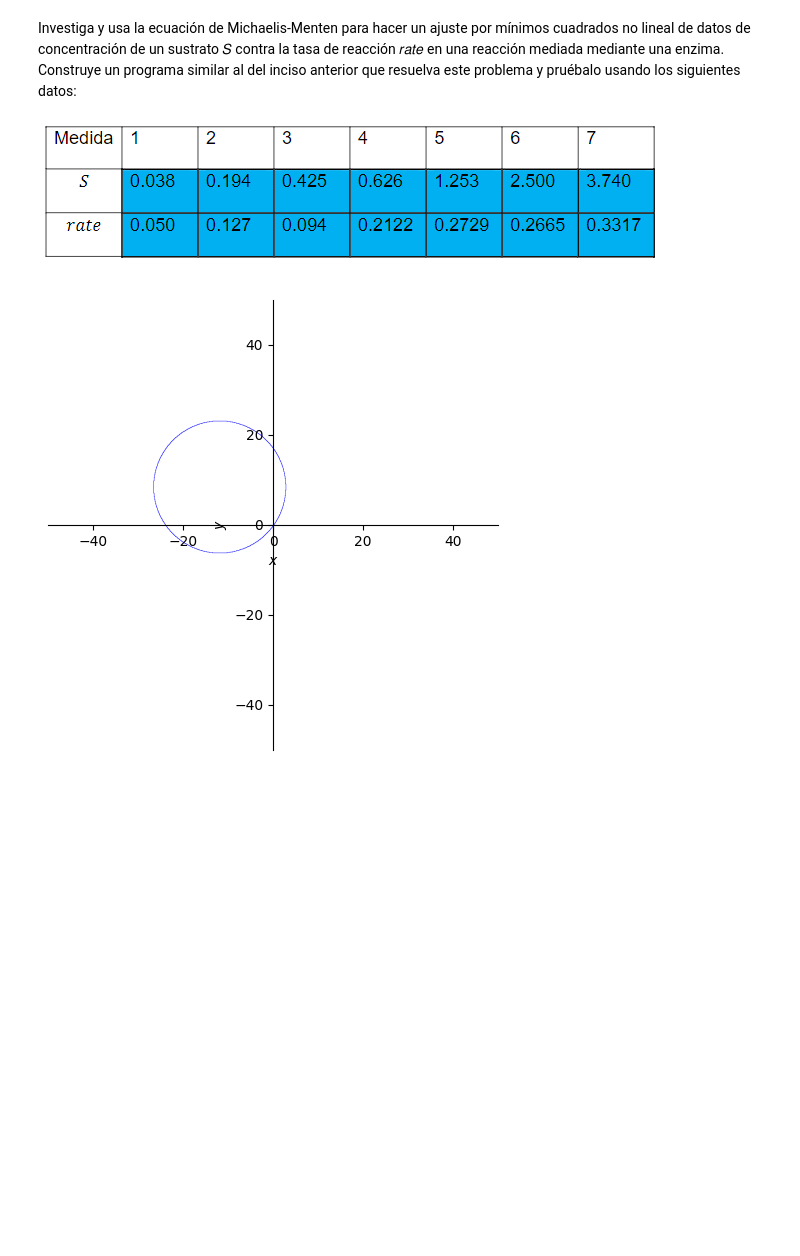
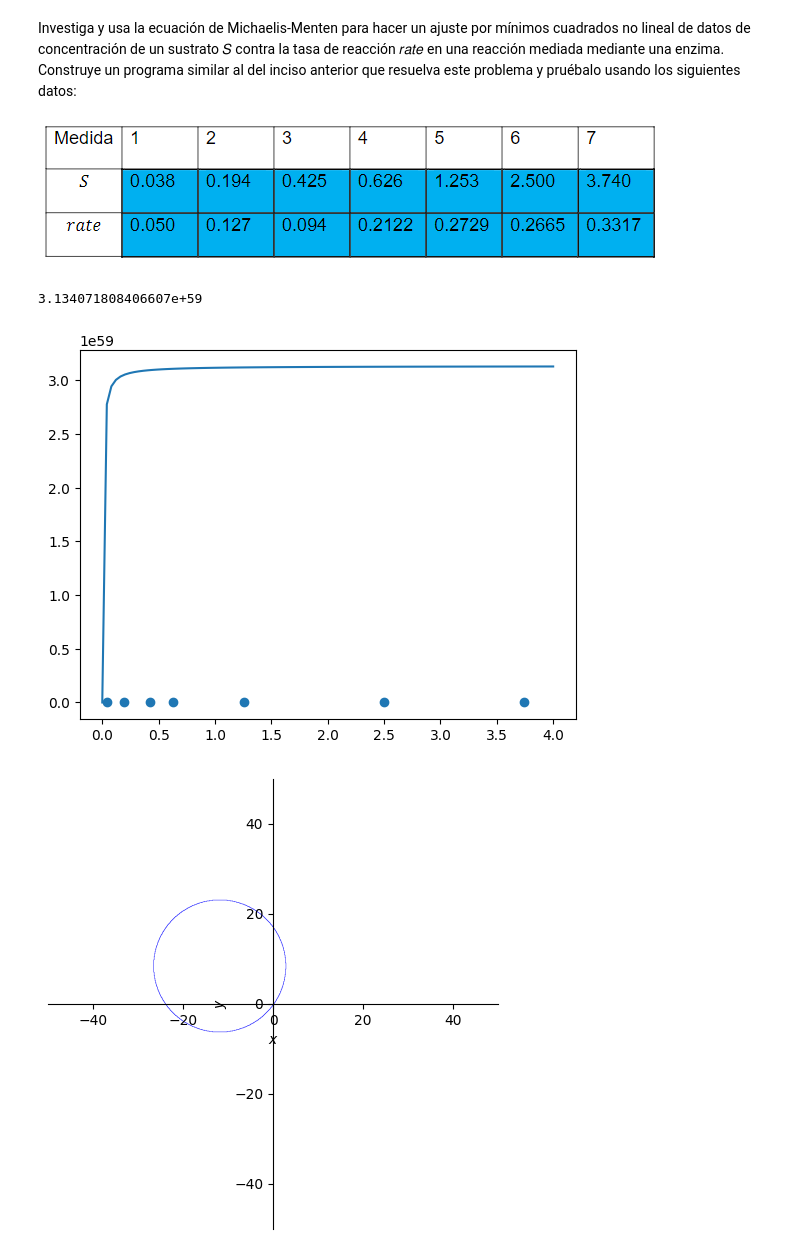
Before and after one commit to Jose-AE/F1014B, a Jupyter notebook: T1/T1.ipynb, the cells around one changed output. Cells and saved outputs as stored; diff of their text form; code cells hidden in the pictures; blank space fills up the shorter version.

```diff
--- a/T1/T1.ipynb
+++ b/T1/T1.ipynb
@@ -343,6 +343,47 @@ programa similar al del inciso anterior que resuelva este problema y pruébalo
 usando los siguientes datos:
 
 ![image.png](attachment:image.png)
+# %%
+x = np.array([0.038, 0.194, 0.425, 0.626, 1.253, 2.5, 3.74])
+y = np.array([0.05, 0.127, 0.094, 0.2122, 0.2729, 0.2665, 0.3317])
+
+b1 = 0.5
+b2 = 0.2
+
+for k in range(200):
+    j = np.zeros((len(x), 2))
+    j[:, 0] = x / (b2 + x)
+    j[:, 1] = -(b1 * x) / ((b2 + x) ** 2)
+
+    r = np.zeros(len(x))
+    r = y - ((b1 * x) / (b2 + x))
+
+    l1 = np.matmul(r, np.transpose(j[:, 0]))
+    l2 = np.matmul(r, np.transpose(j[:, 1]))
+
+    a = np.matmul(np.transpose(j[:, 0]), j[:, 0])
+    b = np.matmul(np.transpose(j[:, 1]), j[:, 0])
+    c = np.matmul(np.transpose(j[:, 1]), j[:, 1])
+
+    b1 -= (1 / ((np.dot(a, np.transpose(c))) - (np.dot(b, np.transpose(b))))) * (
+        (np.dot(c, np.transpose(l1))) - (np.dot(b, np.transpose(l2)))
+    )
+
+    b2 -= (1 / ((np.dot(a, np.transpose(c))) - (np.dot(b, np.transpose(b))))) * (
+        -(np.dot(b, np.transpose(l1))) + (np.dot(a, np.transpose(l2)))
+    )
+
+
+x_pred = np.linspace(0, 4, 100)
+y_pred = b1 * x_pred * ((b2 + x_pred) ** (-1))
+
+plt.scatter(x, y)
+plt.plot(x_pred, y_pred)
+
+print(b1)
+# %% [output]
+3.134071808406607e+59
+[figure, added]
 # %%
 x_vals = np.array([0, 0.5, 1, 1.5, 2, 2.5, 3])
 y_vals = np.array([0, 0.25, 1, 2.25, 4, 6.25, 9])
```
Also changed, not shown: parts of 1 cell of this notebook, 2 other files.
